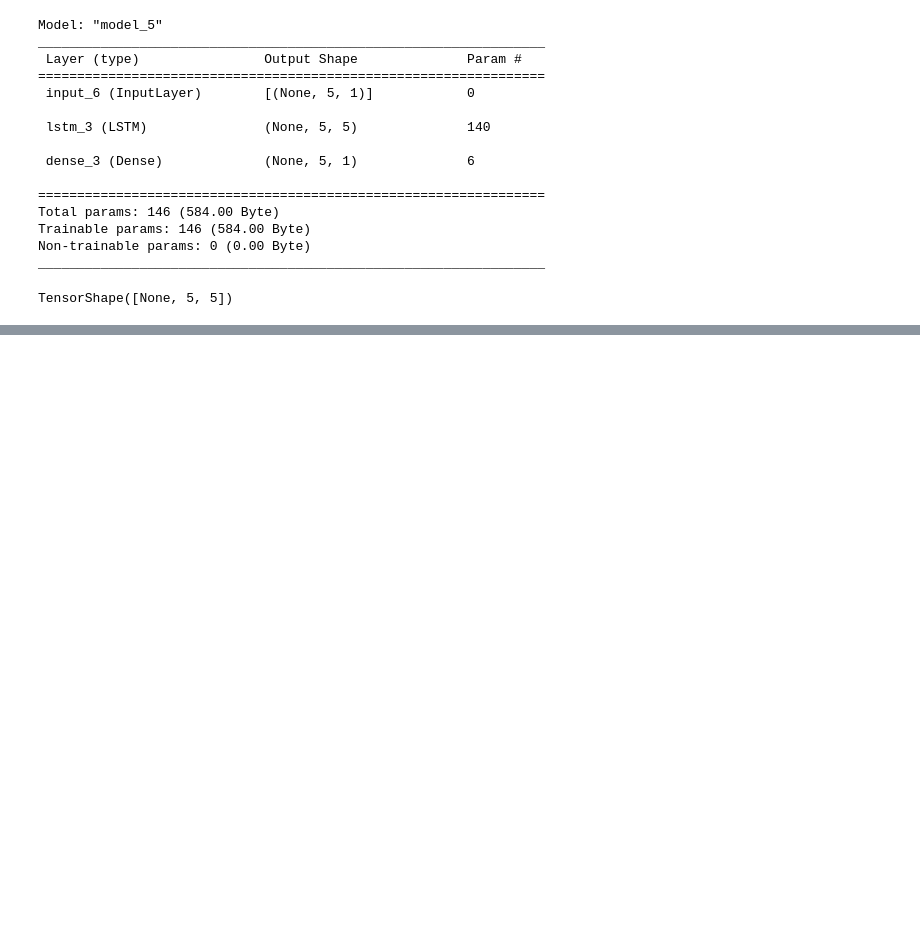
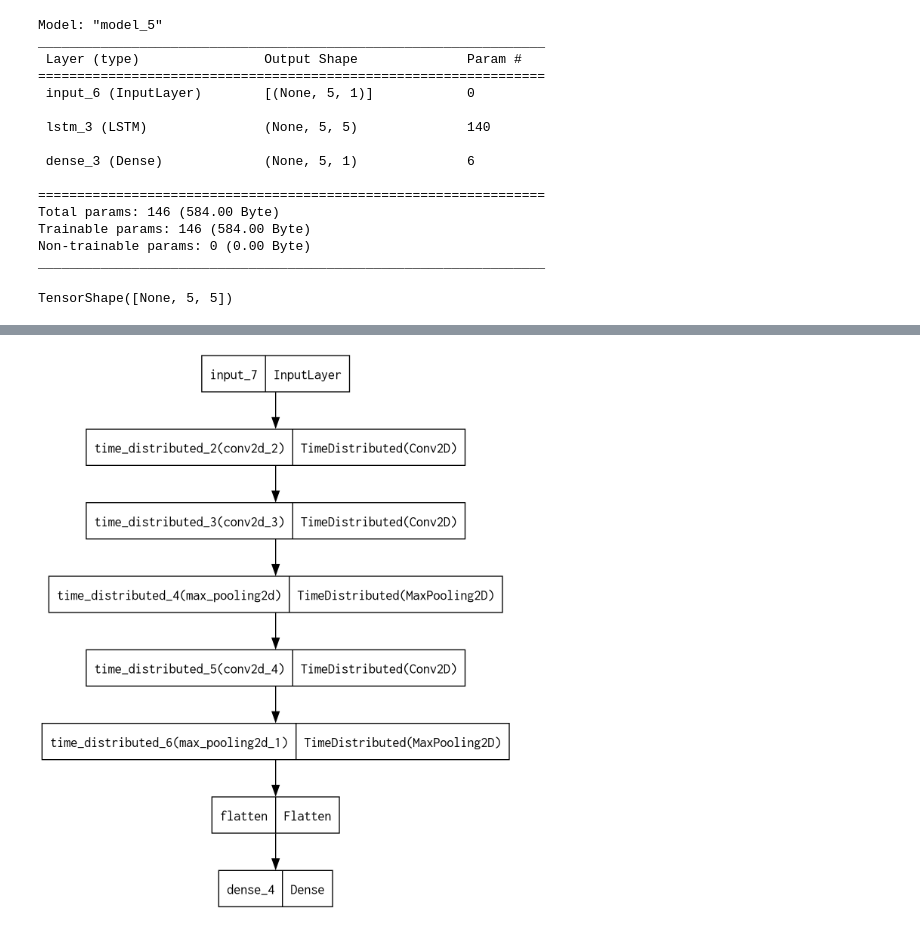
Before and after one commit to Gayara-Fernando/seq_2_seq, a Jupyter notebook: TimeDistributed_layer.ipynb, the cells around one changed output, grey strips where cells are left out. Drawn from its saved outputs; the diff is of its cells as text; code cells hidden in the pictures; blank space fills up the shorter version.

```diff
--- a/TimeDistributed_layer.ipynb
+++ b/TimeDistributed_layer.ipynb
@@ -535,0 +590,4 @@ TensorShape([None, 5, 5])
+# %%
+# build the model here
+
+cnn_TD_model = tf.keras.Model(inputs = cnn_input, outputs = dense_out)
@@ -535,0 +614,4 @@ TensorShape([None, 5, 5])
+# %%
+tf.keras.utils.plot_model(cnn_TD_model)
+# %% [output]
+[figure, added]
```
Also changed, not shown: parts of 38 cells of this notebook, 1 other file.
